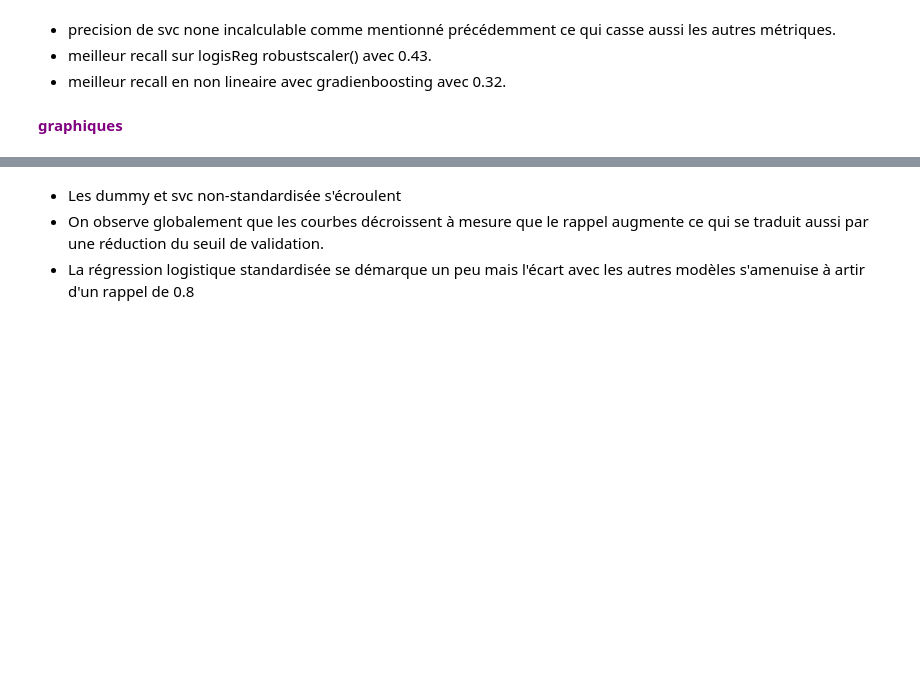
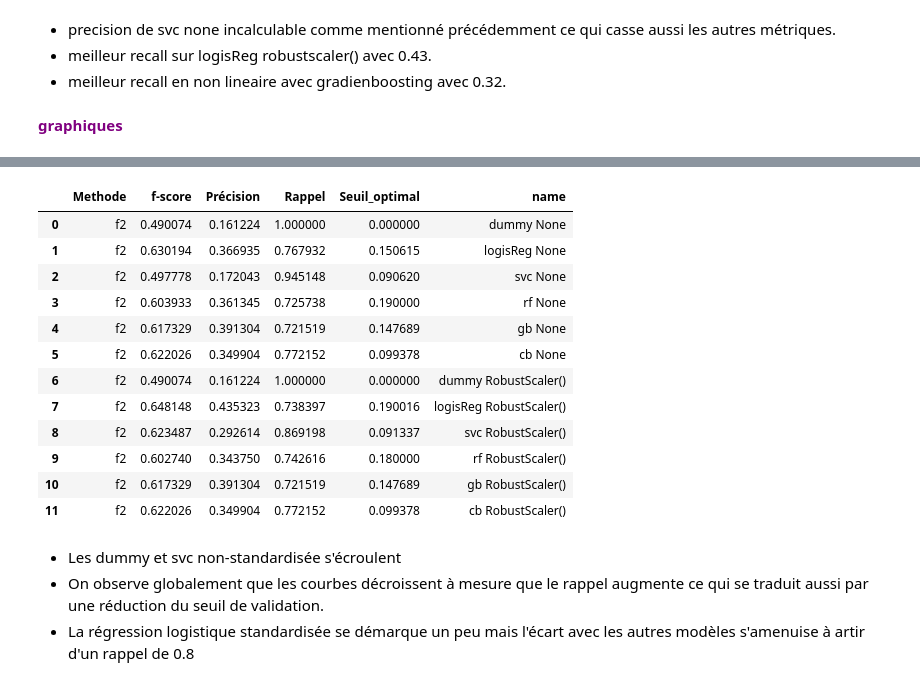
Before and after one commit to S-S-Zheng/Openclassrooms_P5, a Jupyter notebook: model/notebooks/P4_p2.ipynb, the cells around one changed output, grey strips where cells are left out. Cells and saved outputs as stored; diff of their text form; code cells hidden in the pictures; blank space fills up the shorter version.

```diff
--- a/model/notebooks/P4_p2.ipynb
+++ b/model/notebooks/P4_p2.ipynb
@@ -509,3 +519,34 @@ plt.show()
+# %%
+beta = 2
+target_recall = 0.7
+threshold_tuning_dict = []
+
+for i in range(len(comparison_results_cv_concat_y_pred)):
+    thresh_tun = threshold_tuning(
+        y,
+        comparison_results_cv_concat_y_pred.loc[i,'y_pred_proba'][:,1],
+        'f',
+        target_metric = target_recall,
+        beta =beta
+    )
+    thresh_tun["name"] = f'{comparison_results_cv_concat_y_pred.loc[i,'Modele']} {comparison_results_cv_concat_y_pred.loc[i,'Source']}'
+    threshold_tuning_dict.append(thresh_tun)
+# %%
+pd.DataFrame(threshold_tuning_dict)
+# %% [output]
+|  | Methode | f-score | Précision | Rappel | Seuil_optimal | name |
+| 0 | f2 | 0.490074 | 0.161224 | 1.000000 | 0.000000 | dummy None |
+| 1 | f2 | 0.630194 | 0.366935 | 0.767932 | 0.150615 | logisReg None |
+| 2 | f2 | 0.497778 | 0.172043 | 0.945148 | 0.090620 | svc None |
+| 3 | f2 | 0.603933 | 0.361345 | 0.725738 | 0.190000 | rf None |
+| 4 | f2 | 0.617329 | 0.391304 | 0.721519 | 0.147689 | gb None |
+| 5 | f2 | 0.622026 | 0.349904 | 0.772152 | 0.099378 | cb None |
+| 6 | f2 | 0.490074 | 0.161224 | 1.000000 | 0.000000 | dummy RobustScaler() |
+| 7 | f2 | 0.648148 | 0.435323 | 0.738397 | 0.190016 | logisReg RobustScaler() |
+| 8 | f2 | 0.623487 | 0.292614 | 0.869198 | 0.091337 | svc RobustScaler() |
+| 9 | f2 | 0.602740 | 0.343750 | 0.742616 | 0.180000 | rf RobustScaler() |
+| 10 | f2 | 0.617329 | 0.391304 | 0.721519 | 0.147689 | gb RobustScaler() |
+| 11 | f2 | 0.622026 | 0.349904 | 0.772152 | 0.099378 | cb RobustScaler() |
 # %% [markdown]
 - Les dummy et svc non-standardisée s'écroulent
 - On observe globalement que les courbes décroissent à mesure que le rappel augmente ce qui se traduit aussi par une réduction du seuil de validation.
```
Also changed, not shown: parts of 32 cells of this notebook, 2 other files.
